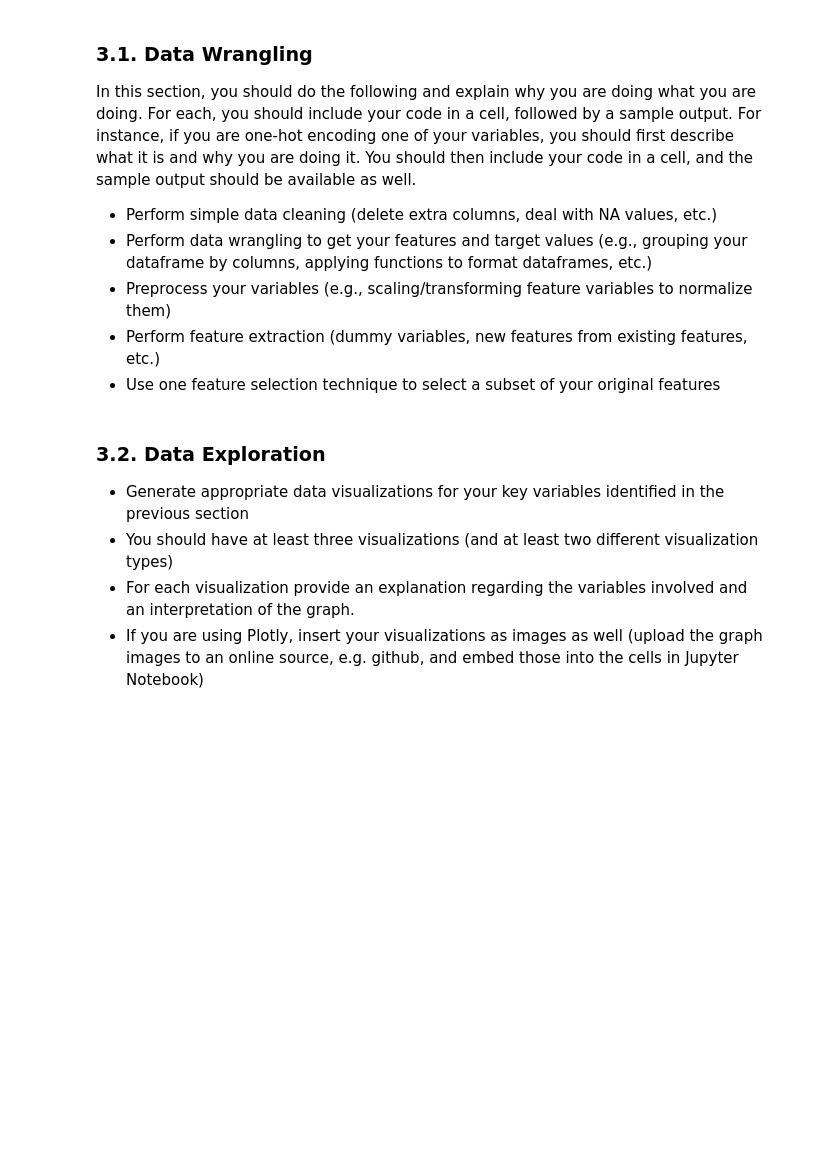
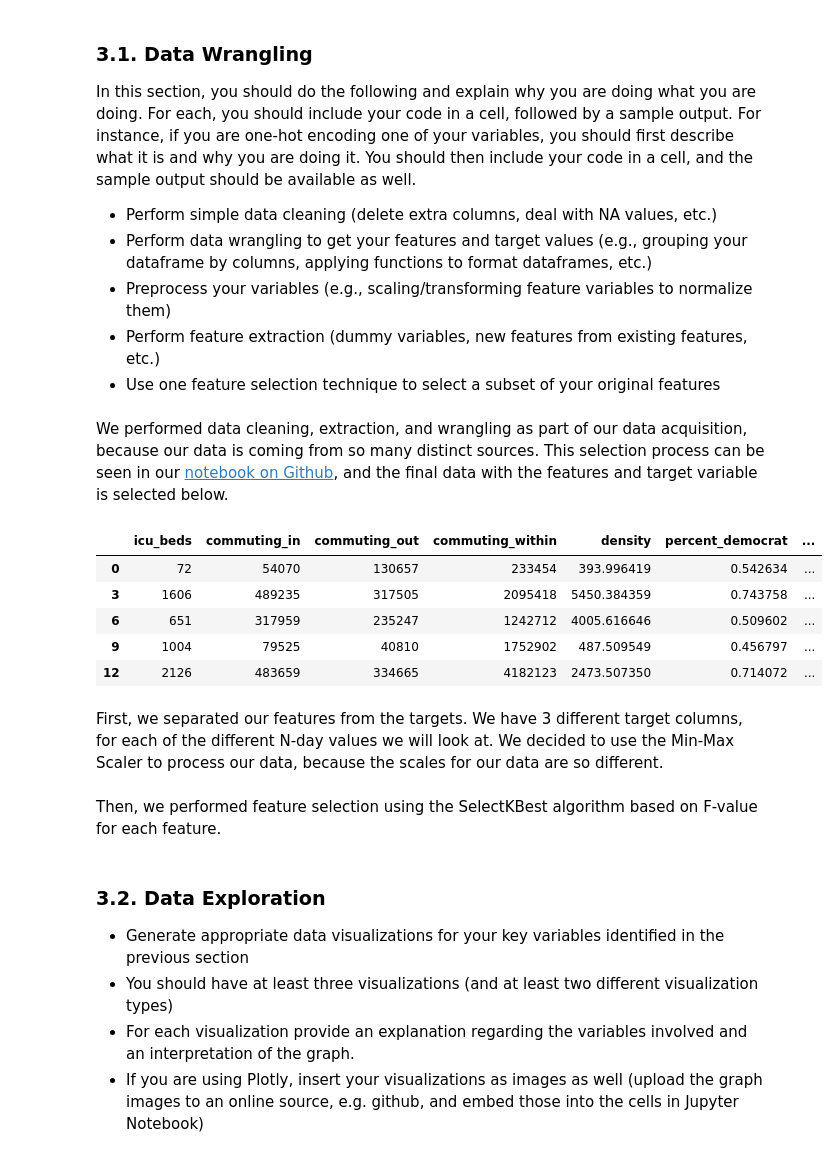
Before and after one commit to maxnbf/ds3000_covid_prediction, a Jupyter notebook: processing/DS3000_FP4_Group25.ipynb, the cells around one changed output. Drawn from its saved outputs; the diff is of its cells as text; code cells hidden in the pictures; blank space fills up the shorter version.

Commit message:
update fp4 notebook

```diff
--- a/processing/DS3000_FP4_Group25.ipynb
+++ b/processing/DS3000_FP4_Group25.ipynb
@@ -123,3 +164,21 @@ In this section, you should do the following and explain why you are doing what
 * Preprocess your variables (e.g., scaling/transforming feature variables to normalize them)
 * Perform feature extraction (dummy variables, new features from existing features, etc.)
 * Use one feature selection technique to select a subset of your original features
+# %% [markdown]
+We performed data cleaning, extraction, and wrangling as part of our data acquisition, because our data is coming from so many distinct sources. This selection process can be seen in our [notebook on Github](https://github.com/lucademian/ds3000_covid_prediction/blob/master/data/999_feature_selection.ipynb), and the final data with the features and target variable is selected below.
+# %%
+import pandas as pd
+import requests
+
+DATA_URL = "https://raw.githubusercontent.com/lucademian/ds3000_covid_prediction/master/data/999_selected_features_60-70-80days.csv?token=ADDEA5VGC2CO7OOZREVREFK65ZXY4"
+df = pd.read_csv(DATA_URL, index_col=0)
+df.head()
+# %% [output]
+|  | icu_beds | commuting_in | commuting_out | commuting_within | density | percent_democrat | ... |
+| 0 | 72 | 54070 | 130657 | 233454 | 393.996419 | 0.542634 | ... |
+| 3 | 1606 | 489235 | 317505 | 2095418 | 5450.384359 | 0.743758 | ... |
+| 6 | 651 | 317959 | 235247 | 1242712 | 4005.616646 | 0.509602 | ... |
+| 9 | 1004 | 79525 | 40810 | 1752902 | 487.509549 | 0.456797 | ... |
+| 12 | 2126 | 483659 | 334665 | 4182123 | 2473.507350 | 0.714072 | ... |
+# %% [markdown]
+First, we separated our features from the targets. We have 3 different target columns, for each of the different N-day values we will look at. We decided to use the Min-Max Scaler to process our data, because the scales for our data are so different.
@@ -125,0 +213,3 @@ In this section, you should do the following and explain why you are doing what
+# %% [markdown]
+Then, we performed feature selection using the SelectKBest algorithm based on F-value
+for each feature.
```
Also changed, not shown: parts of 10 cells of this notebook.
